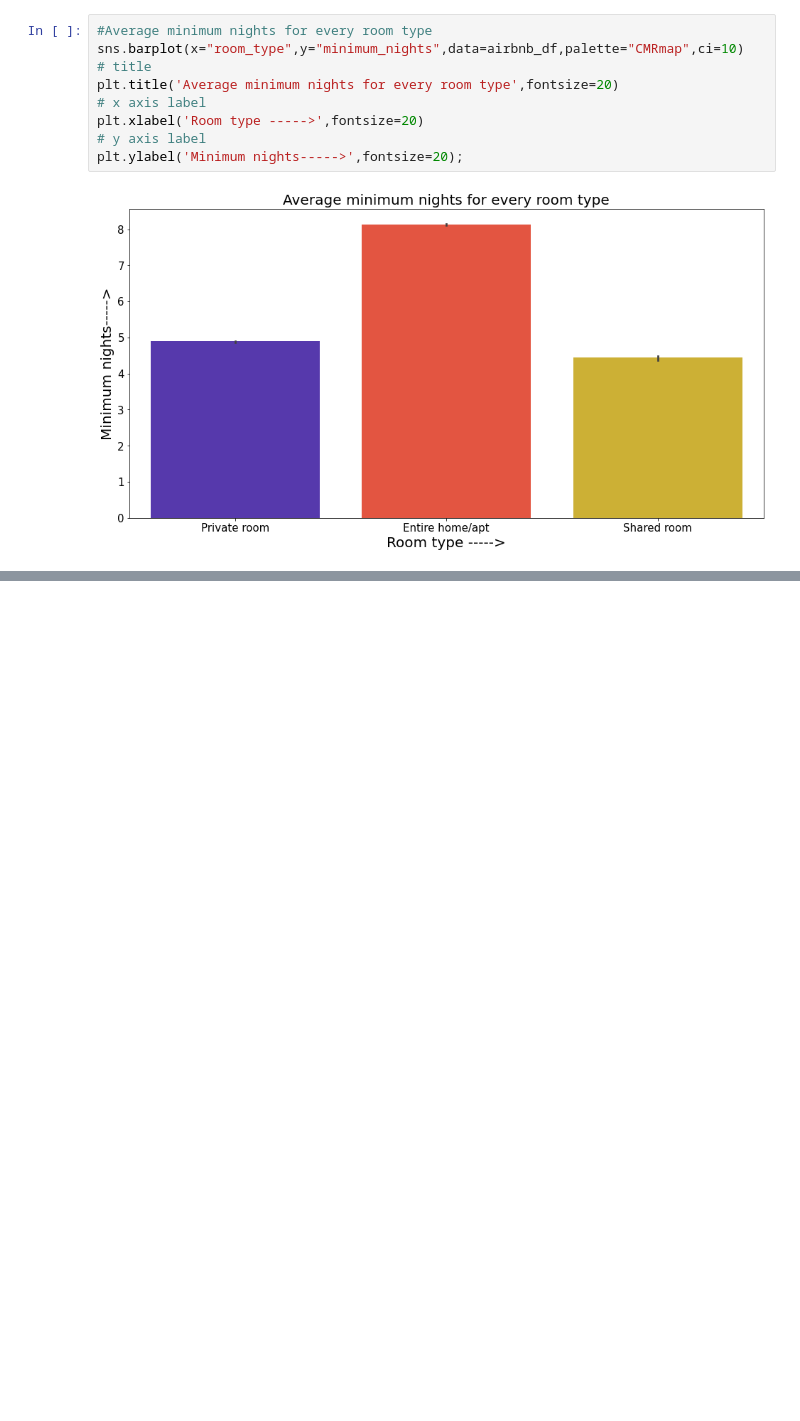
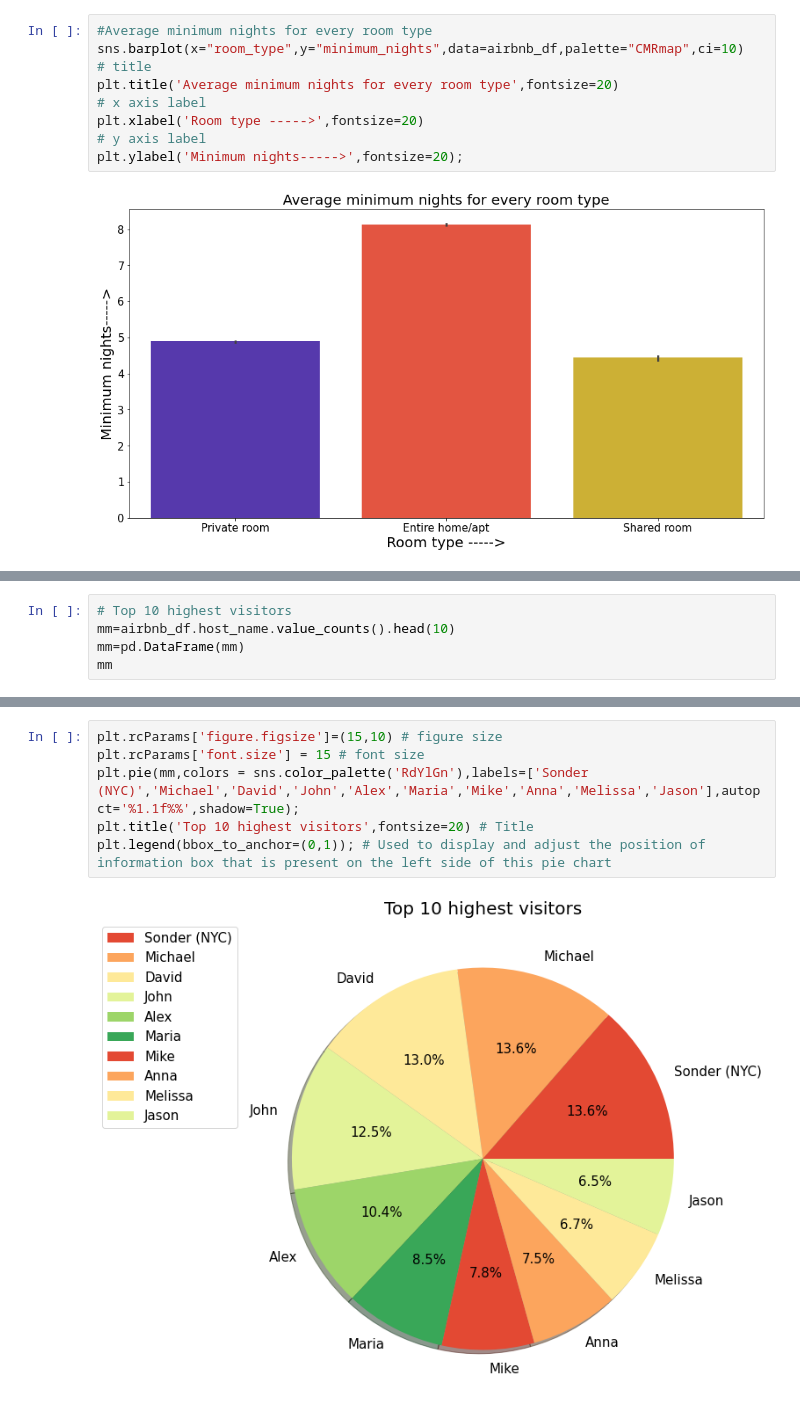
Before and after one commit to amol004/Airbnb-booking-analysis, a Jupyter notebook: Airbnb_bookings_analysis.ipynb, the cells around one changed output, grey strips where cells are left out. Drawn from its saved outputs; the diff is of its cells as text; blank space fills up the shorter version.

```diff
--- a/Airbnb_bookings_analysis.ipynb
+++ b/Airbnb_bookings_analysis.ipynb
@@ -232,0 +244,5 @@ plt.ylabel('Minimum nights----->',fontsize=20);
+# %%
+# Top 10 highest visitors
+mm=airbnb_df.host_name.value_counts().head(10)
+mm=pd.DataFrame(mm)
+mm
@@ -232,0 +261,8 @@ plt.ylabel('Minimum nights----->',fontsize=20);
+# %%
+plt.rcParams['figure.figsize']=(15,10) # figure size
+plt.rcParams['font.size'] = 15 # font size
+plt.pie(mm,colors = sns.color_palette('RdYlGn'),labels=['Sonder (NYC)','Michael','David','John','Alex','Maria','Mike','Anna','Melissa','Jason'],autopct='%1.1f%%',shadow=True);
+plt.title('Top 10 highest visitors',fontsize=20) # Title
+plt.legend(bbox_to_anchor=(0,1)); # Used to display and adjust the position of information box that is present on the left side of this pie chart
+# %% [output]
+[figure, added]
```
Also changed, not shown: parts of 3 cells of this notebook.
